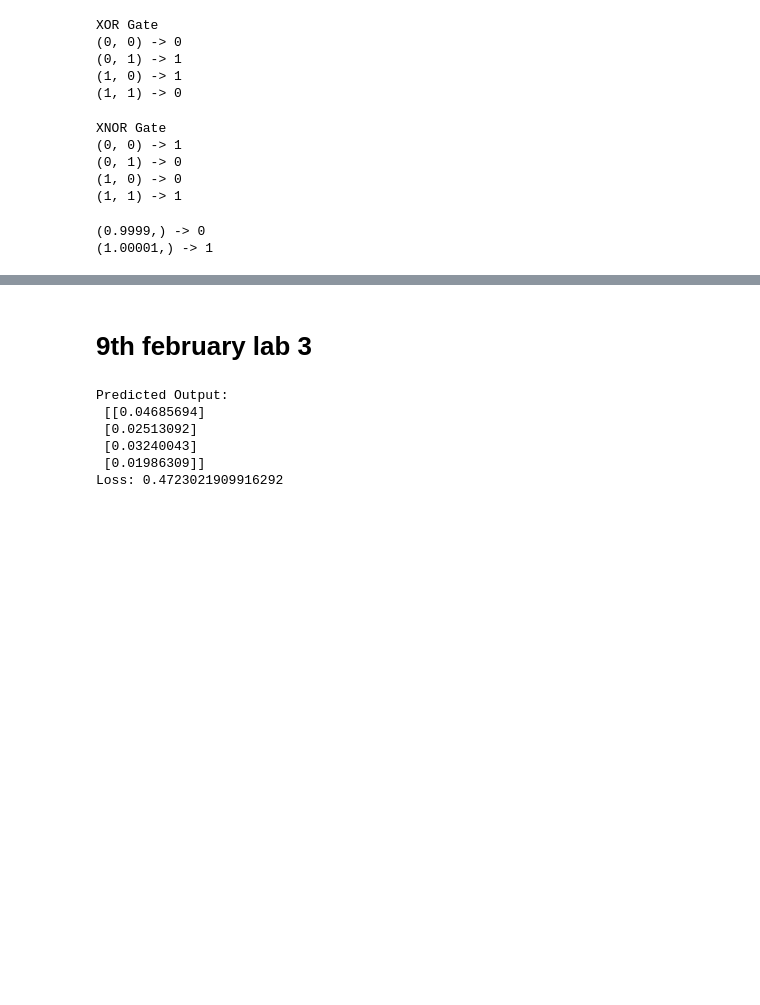
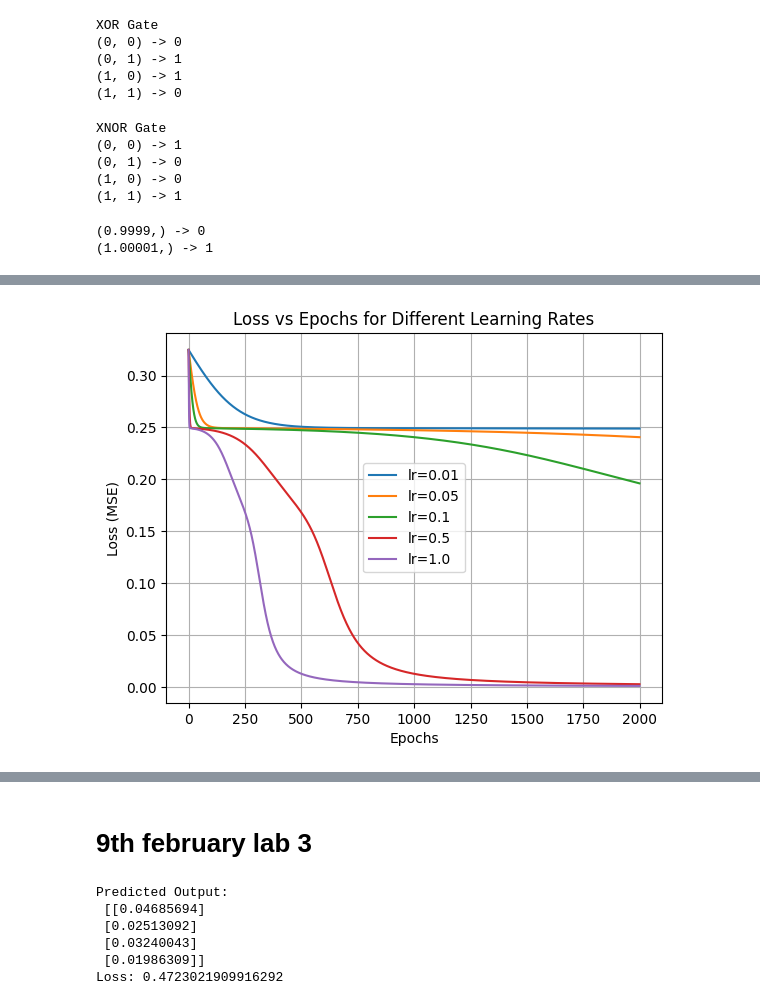
Before and after one commit to mekaviraj/ML_sem5, a Jupyter notebook: DLLL_sem_6.ipynb, the cells around one changed output, grey strips where cells are left out. Drawn from its saved outputs; the diff is of its cells as text; code cells hidden in the pictures; blank space fills up the shorter version.

```diff
--- a/DLLL_sem_6.ipynb
+++ b/DLLL_sem_6.ipynb
@@ -234,0 +766,79 @@ for x in [(0.9999,), (1.00001,)]:
+# %%
+# MLP for XOR – Visualizing Learning Rate vs Epochs vs Loss
+
+import numpy as np
+import matplotlib.pyplot as plt
+
+# Activation functions
+
+def sigmoid(x):
+    return 1 / (1 + np.exp(-x))
+
+def sigmoid_derivative(x):
+    return x * (1 - x)
+
+# XOR Dataset
+X = np.array([
+    [0, 0],
+    [0, 1],
+    [1, 0],
+    [1, 1]
+])
+
+y = np.array([[0], [1], [1], [0]])
+
+# Settings
+learning_rates = [0.01, 0.05, 0.1, 0.5, 1.0]
+epochs = 2000   # smaller is enough to see behavior
+
+# Plot loss curves for each learning rate
+plt.figure()
+
+for lr in learning_rates:
+
+    np.random.seed(42)  # same start -- fair comparison
+
+    # Initialize weights
+    W1 = np.random.rand(2, 2)
+    b1 = np.random.rand(1, 2)
+
+    W2 = np.random.rand(2, 1)
+    b2 = np.random.rand(1, 1)
+
+    losses = []   # store loss for every epoch
+
+    # Training loop
+    for epoch in range(epochs):
+
+        # Forward
+        hidden = sigmoid(np.dot(X, W1) + b1)
+        y_pred = sigmoid(np.dot(hidden, W2) + b2)
+
+        # Loss
+        error = y - y_pred
+        loss = np.mean(error ** 2)
+        losses.append(loss)
+
+        # Backprop
+        d2 = error * sigmoid_derivative(y_pred)
+        d1 = np.dot(d2, W2.T) * sigmoid_derivative(hidden)
+
+        # Update
+        W2 += np.dot(hidden.T, d2) * lr
+        b2 += np.sum(d2, axis=0, keepdims=True) * lr
+
+        W1 += np.dot(X.T, d1) * lr
+        b1 += np.sum(d1, axis=0, keepdims=True) * lr
+
+    # plot curve for this learning rate
+    plt.plot(losses, label=f"lr={lr}")
+
+# Final plot
+plt.xlabel("Epochs")
+plt.ylabel("Loss (MSE)")
+plt.title("Loss vs Epochs for Different Learning Rates")
+plt.legend()
+plt.grid(True)
+plt.show()
+# %% [output]
+[figure, added]
```
Also changed, not shown: parts of 57 cells of this notebook.
